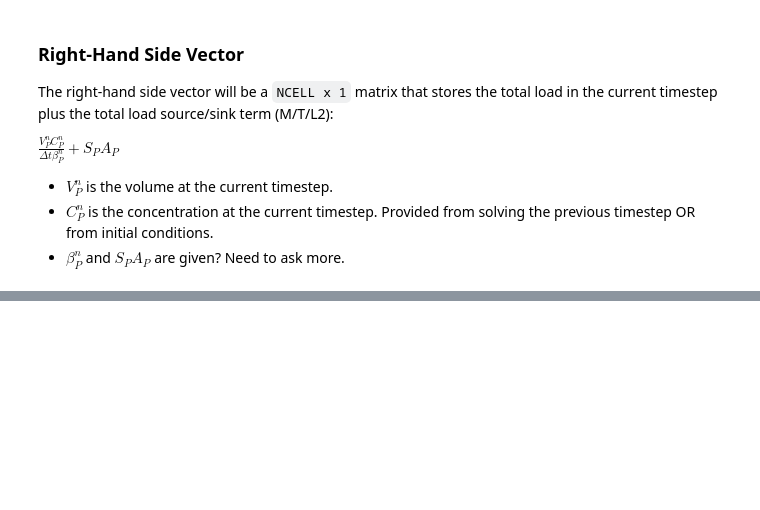
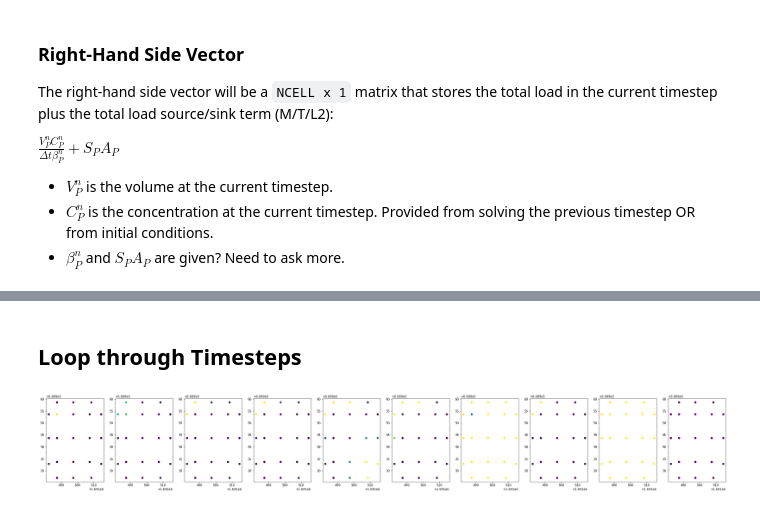
Before and after one commit to EcohydrologyTeam/ClearWater-riverine, a Jupyter notebook: examples/Sparse_Matrix_Framework.ipynb, the cells around one changed output, grey strips where cells are left out. Cells and saved outputs as stored; diff of their text form; code cells hidden in the pictures; blank space fills up the shorter version.

```diff
--- a/examples/Sparse_Matrix_Framework.ipynb
+++ b/examples/Sparse_Matrix_Framework.ipynb
@@ -311,0 +333,29 @@ A
+# %% [markdown]
+## Loop through Timesteps
+# %%
+import matplotlib
+fig, ax = plt.subplots(1,10)
+t = 0
+b = RHS(ds_zarr, params, t)
+output = np.zeros((10, len(ds_zarr['nface'])))
+
+
+for t in range(len(ds_zarr['time']) - 1):
+    output[t] = b.vals
+    lhs = LHS(ds_zarr, params, t)
+    lhs.updateValues(ds_zarr, params, t)
+    A = csr_matrix( (lhs.coef,(lhs.rows, lhs.cols)), shape=(len(ds_zarr['nface']),len(ds_zarr['nface'])))
+
+    # ax[t].scatter(xs, ys, c=b.vals)
+    dC = spsolve(A, b.vals)
+    b.updateValues(dC)
+
+
+normalize = matplotlib.colors.Normalize(vmin=0, vmax=1)
+for t in range(len(ds_zarr['time']) - 1):
+
+    ax[t].scatter(xs, ys, c=output[t], norm=normalize)
+
+fig.set_size_inches(40,5)
+# %% [output]
+[figure, added]
```
Also changed, not shown: parts of 13 cells of this notebook.
